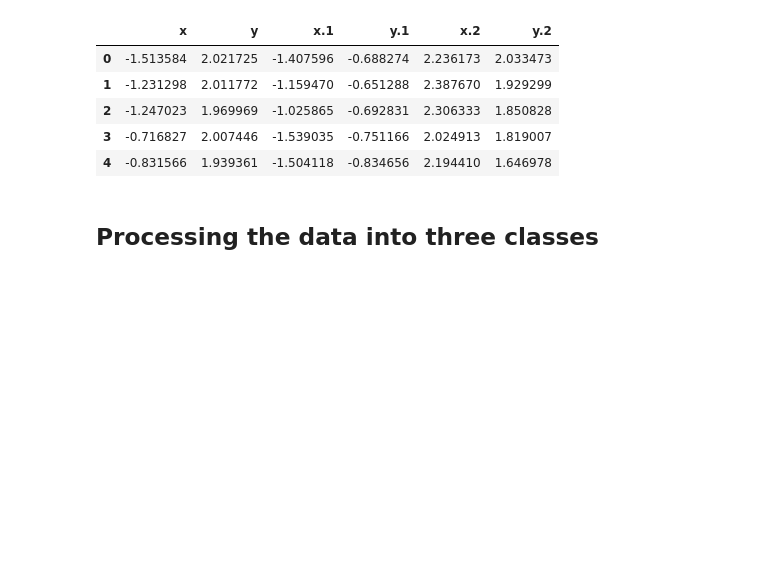
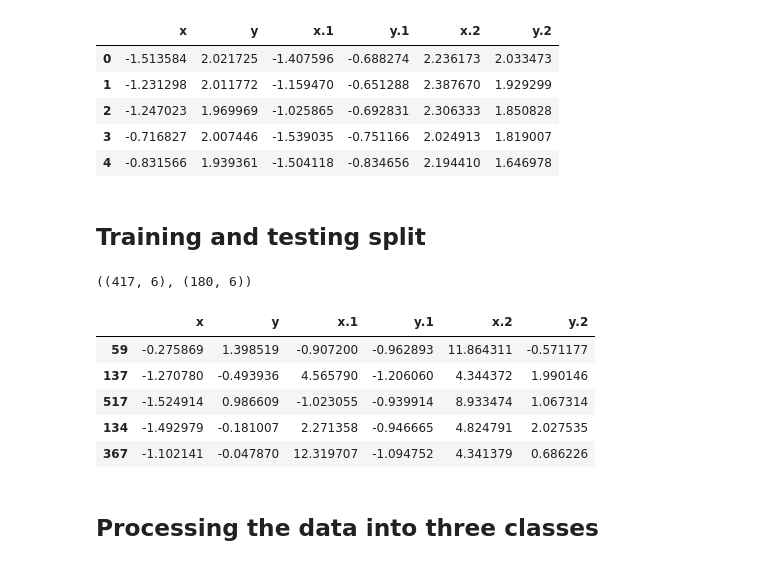
Before and after one commit to Donkeybobo/fuzzyclustering, a Jupyter notebook: Data extraction.ipynb, the cells around one changed output. Saved outputs shown, nothing was run; the diff lists cells and outputs as text; code cells hidden in the pictures; blank space fills up the shorter version.

```diff
--- a/Data extraction.ipynb
+++ b/Data extraction.ipynb
@@ -29,3 +30,5 @@ df.head()
 | 4 | -0.831566 | 1.939361 | -1.504118 | -0.834656 | 2.194410 | 1.646978 |
 # %%
 df = df.dropna()
+# %% [markdown]
+## Training and testing split
@@ -32,3 +39,16 @@ df = df.dropna()
+# %%
+df_train.shape, df_test.shape
+# %% [output]
+((417, 6), (180, 6))
+# %%
+df_train.head()
+# %% [output]
+|  | x | y | x.1 | y.1 | x.2 | y.2 |
+| 59 | -0.275869 | 1.398519 | -0.907200 | -0.962893 | 11.864311 | -0.571177 |
+| 137 | -1.270780 | -0.493936 | 4.565790 | -1.206060 | 4.344372 | 1.990146 |
+| 517 | -1.524914 | 0.986609 | -1.023055 | -0.939914 | 8.933474 | 1.067314 |
+| 134 | -1.492979 | -0.181007 | 2.271358 | -0.946665 | 4.824791 | 2.027535 |
+| 367 | -1.102141 | -0.047870 | 12.319707 | -1.094752 | 4.341379 | 0.686226 |
 # %% [markdown]
 ## Processing the data into three classes
 # %%
```
Also changed, not shown: parts of 19 cells of this notebook.
